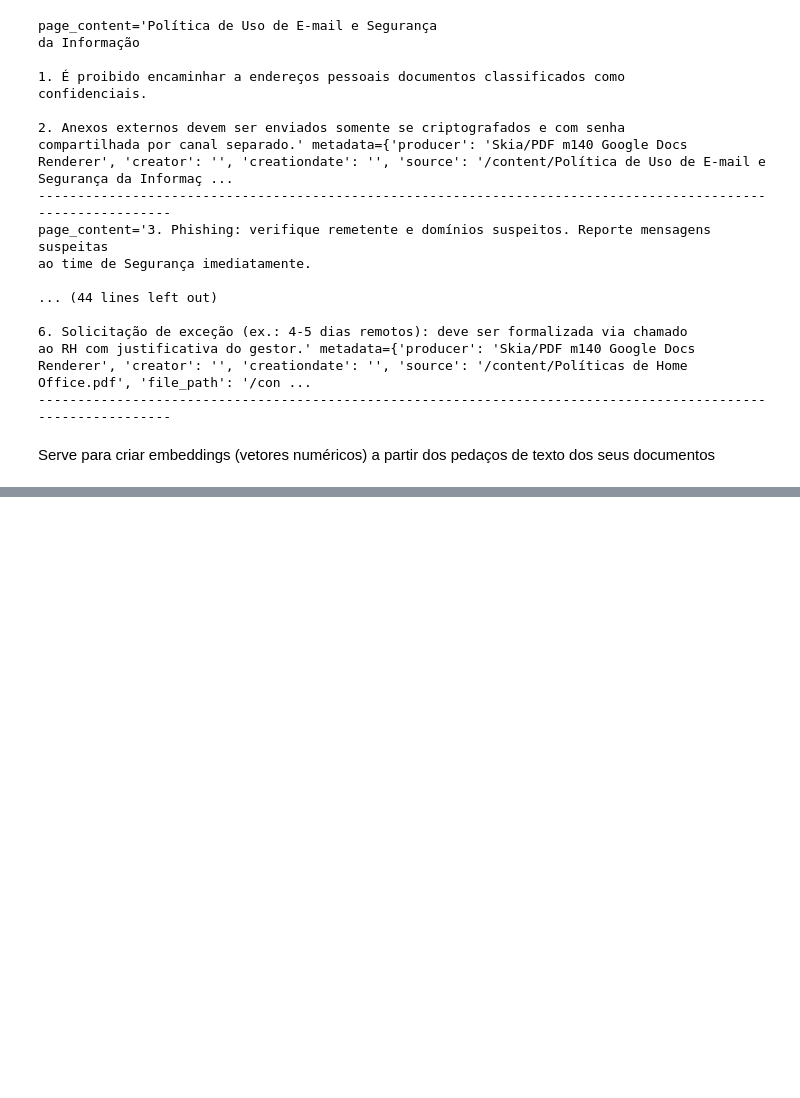
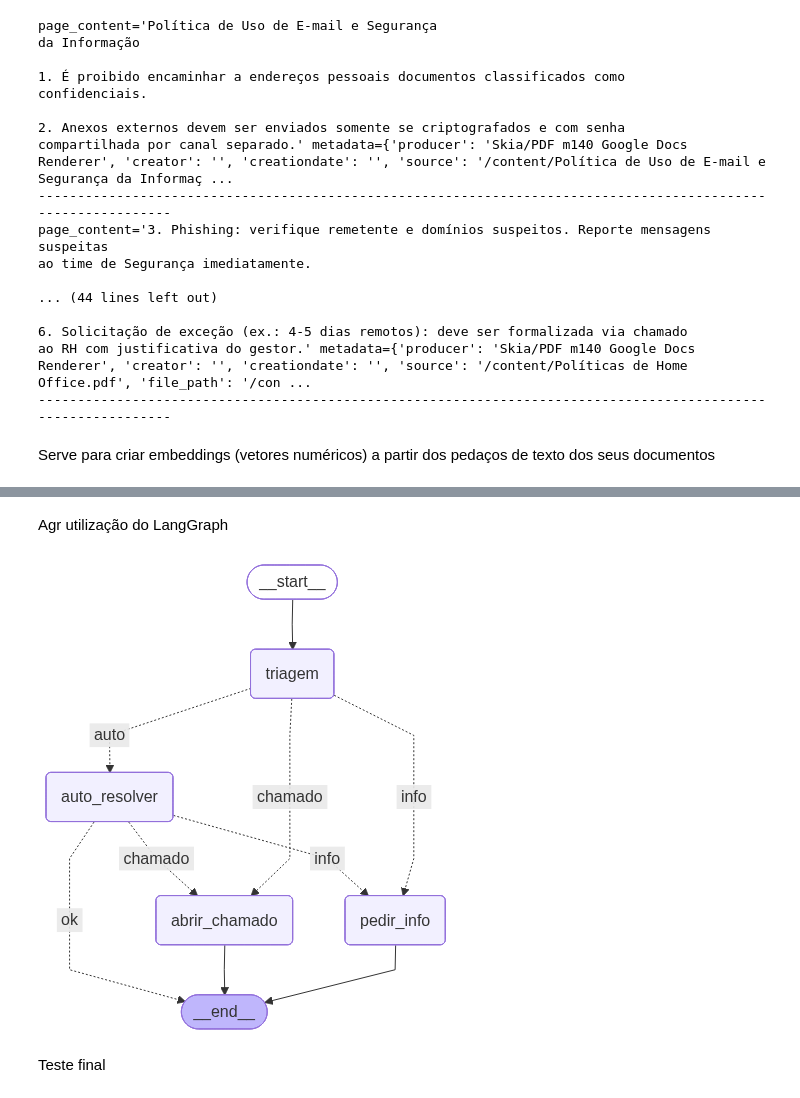
Before and after one commit to Jonhyyplay/Agente-de-triagem, a Jupyter notebook: Agentes_de_IA.ipynb, the cells around one changed output, grey strips where cells are left out. Cells and saved outputs as stored; diff of their text form; code cells hidden in the pictures; blank space fills up the shorter version.

Commit message:
feat: Evolui sistema de busca para Agente de IA com LangGraph

```diff
--- a/Agentes_de_IA.ipynb
+++ b/Agentes_de_IA.ipynb
@@ -192,0 +357,10 @@ retriever = vectorstore.as_retriever(search_type="similarity_score_threshold",
+# %%
+KEYWORDS_ABRIR_TICKETS = ["aprovação", "exceção", "liberação", "abrir ticket", "abrir chamado", "acesso especial", "solicitação"]
+
+def decidir_pos_triagem(state: Agentstate) -> str:
+    print("Decidindo após a triagem...")
+    decisao = state["triagem"]["decisao"]
+
+    if decisao == "AUTO_RESOLVER": return "auto"
+    if decisao == "PEDIR_INFO": return "info"
+    if decisao == "ABRIR_CHAMADO": return "chamado"
@@ -192,0 +383,38 @@ retriever = vectorstore.as_retriever(search_type="similarity_score_threshold",
+# %% [markdown]
+Agr utilização do LangGraph
+# %%
+from langgraph.graph import StateGraph, START, END
+
+workflow = StateGraph(Agentstate)
+
+workflow.add_node("triagem", node_triagem)
+workflow.add_node("auto_resolver", node_auto_resolver)
+workflow.add_node("pedir_info", node_pedir_info)
+workflow.add_node("abrir_chamado", node_abrir_chamado)
+
+workflow.set_entry_point("triagem")
+workflow.add_conditional_edges("triagem", decidir_pos_triagem, {
+    "auto": "auto_resolver",
+    "info": "pedir_info",
+    "chamado": "abrir_chamado"
+})
+
+workflow.add_conditional_edges("auto_resolver", decidir_pos_auto_resolver, {
+    "info": "pedir_info",
+    "chamado": "abrir_chamado",
+    "ok": END
+})
+
+workflow.add_edge("pedir_info", END)
+workflow.add_edge("abrir_chamado", END)
+
+grafo = workflow.compile()
+# %%
+from IPython.display import display, Image
+
+graph_bytes = grafo.get_graph().draw_mermaid_png()
+display(Image(graph_bytes))
+# %% [output]
+[figure, added]
+# %% [markdown]
+Teste final
```
Also changed, not shown: parts of 23 cells of this notebook.
